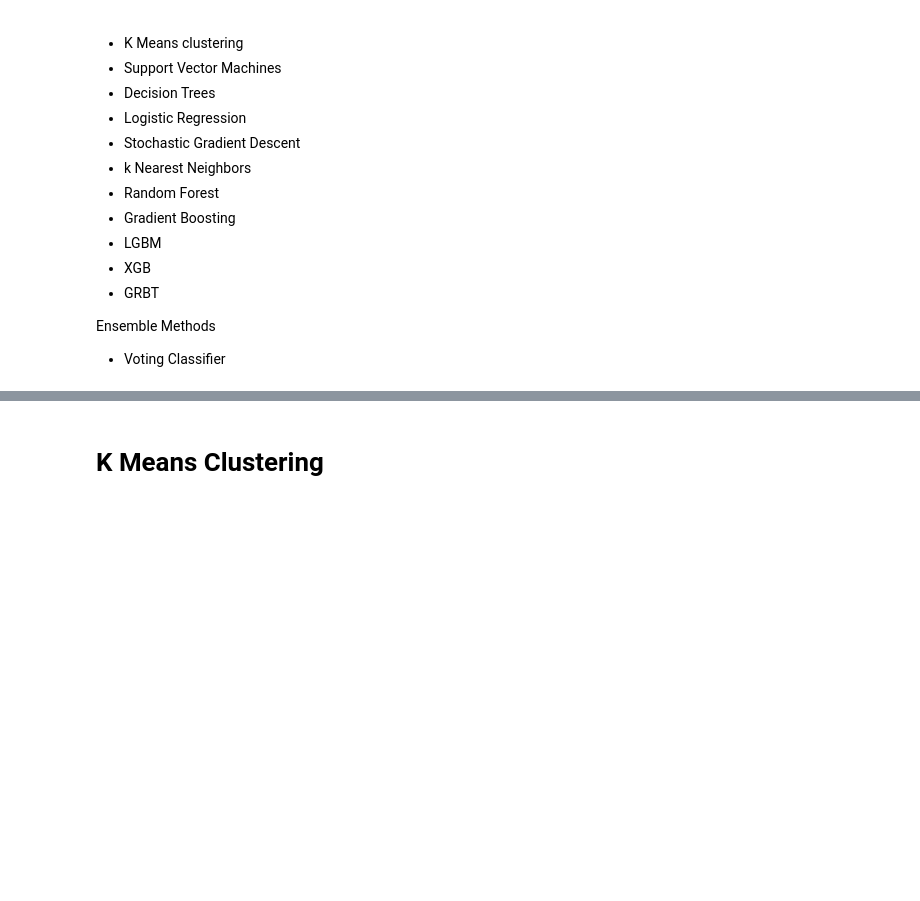
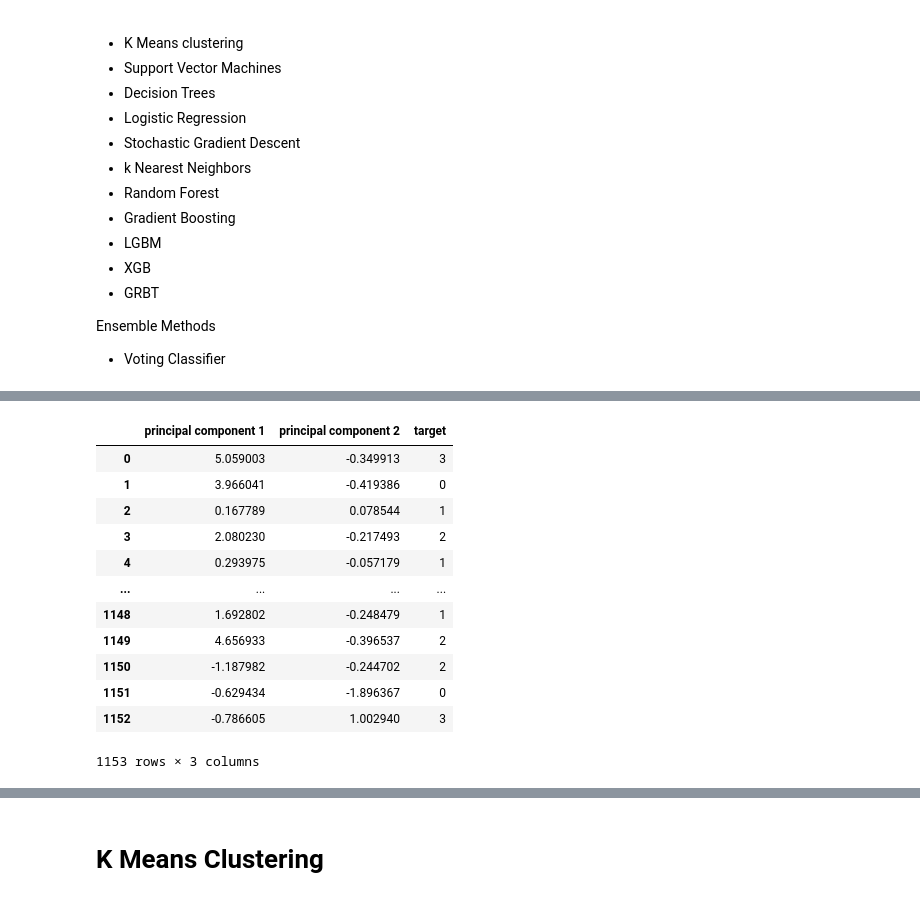
Before and after one commit to devinshende/learning-ml, a Jupyter notebook: classification.ipynb, the cells around one changed output, grey strips where cells are left out. Saved outputs shown, nothing was run; the diff lists cells and outputs as text; code cells hidden in the pictures; blank space fills up the shorter version.

```diff
--- a/classification.ipynb
+++ b/classification.ipynb
@@ -211,0 +249,16 @@ Ensemble Methods
+# %%
+finalDf
+# %% [output]
+|  | principal component 1 | principal component 2 | target |
+| 0 | 5.059003 | -0.349913 | 3 |
+| 1 | 3.966041 | -0.419386 | 0 |
+| 2 | 0.167789 | 0.078544 | 1 |
+| 3 | 2.080230 | -0.217493 | 2 |
+| 4 | 0.293975 | -0.057179 | 1 |
+| ... | ... | ... | ... |
+| 1148 | 1.692802 | -0.248479 | 1 |
+| 1149 | 4.656933 | -0.396537 | 2 |
+| 1150 | -1.187982 | -0.244702 | 2 |
+| 1151 | -0.629434 | -1.896367 | 0 |
+| 1152 | -0.786605 | 1.002940 | 3 |
+1153 rows × 3 columns
```
Also changed, not shown: parts of 35 cells of this notebook.
